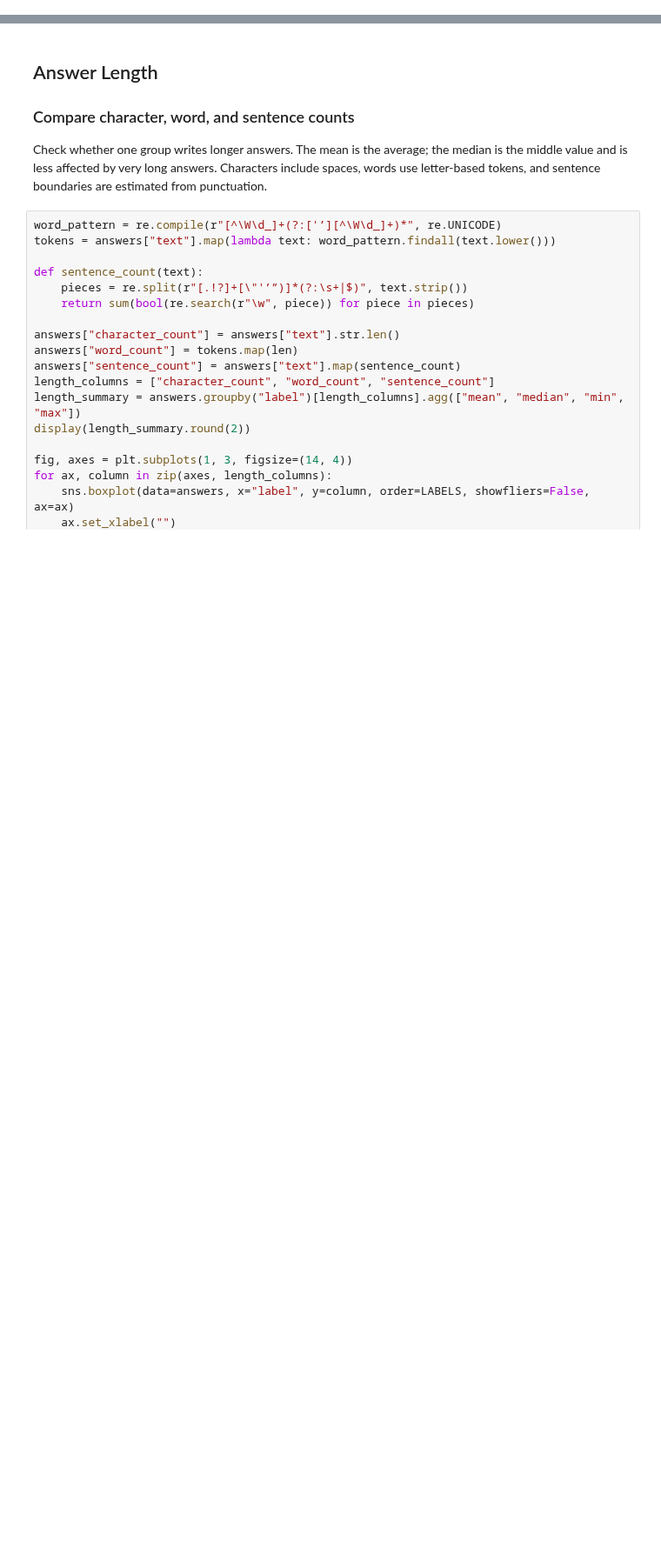
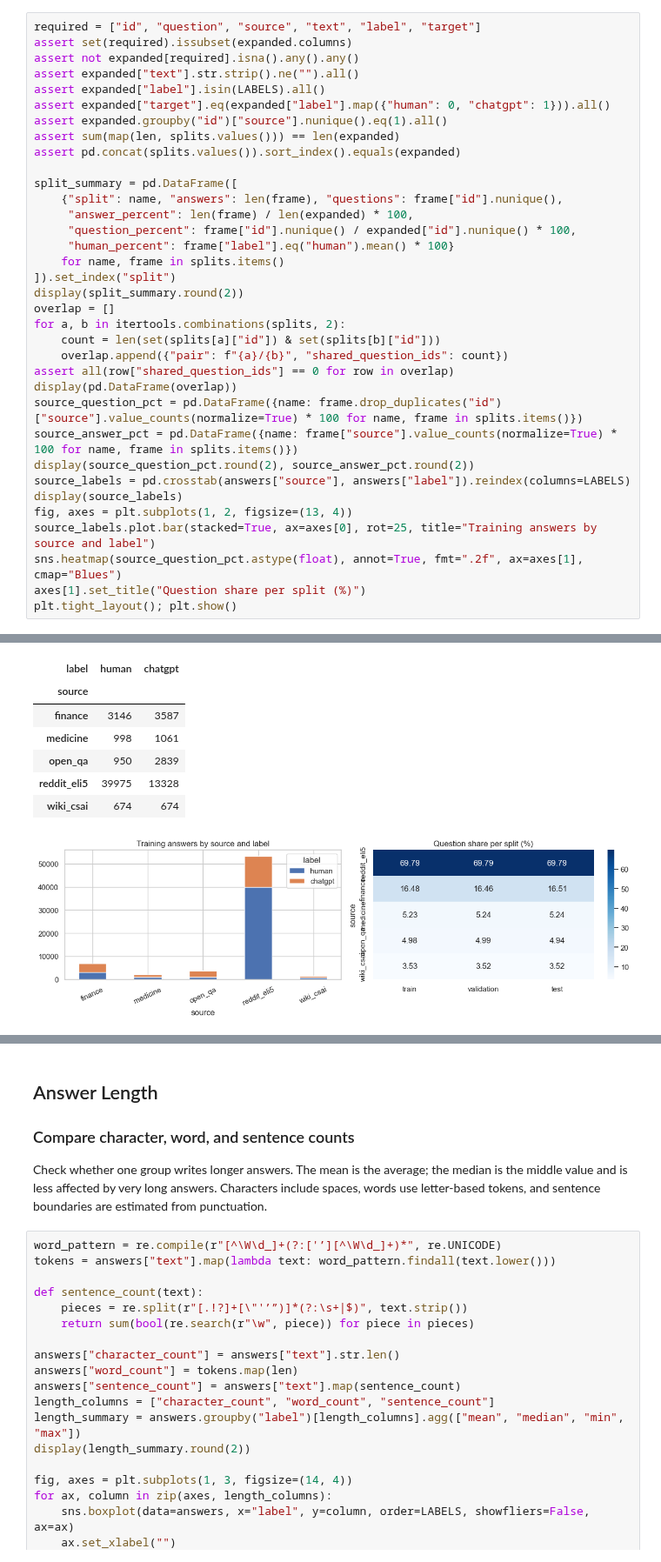
Before and after one commit to Break-Through-Tech/Chewy-1B-spot-the-bot-detecting-ai-generated-text, a Jupyter notebook: notebooks/eda.ipynb, the cells around one changed output, grey strips where cells are left out. Shown at 87% size. Cells and saved outputs as stored; diff of their text form; blank space fills up the shorter version.

```diff
--- a/notebooks/eda.ipynb
+++ b/notebooks/eda.ipynb
@@ -74,0 +95,36 @@ Name: answer_count, dtype: int64
+# %%
+required = ["id", "question", "source", "text", "label", "target"]
+assert set(required).issubset(expanded.columns)
+assert not expanded[required].isna().any().any()
+assert expanded["text"].str.strip().ne("").all()
+assert expanded["label"].isin(LABELS).all()
+assert expanded["target"].eq(expanded["label"].map({"human": 0, "chatgpt": 1})).all()
+assert expanded.groupby("id")["source"].nunique().eq(1).all()
+assert sum(map(len, splits.values())) == len(expanded)
+assert pd.concat(splits.values()).sort_index().equals(expanded)
+
+split_summary = pd.DataFrame([
+    {"split": name, "answers": len(frame), "questions": frame["id"].nunique(),
+     "answer_percent": len(frame) / len(expanded) * 100,
+     "question_percent": frame["id"].nunique() / expanded["id"].nunique() * 100,
+     "human_percent": frame["label"].eq("human").mean() * 100}
+    for name, frame in splits.items()
+]).set_index("split")
+display(split_summary.round(2))
+overlap = []
+for a, b in itertools.combinations(splits, 2):
+    count = len(set(splits[a]["id"]) & set(splits[b]["id"]))
+    overlap.append({"pair": f"{a}/{b}", "shared_question_ids": count})
+assert all(row["shared_question_ids"] == 0 for row in overlap)
+display(pd.DataFrame(overlap))
+source_question_pct = pd.DataFrame({name: frame.drop_duplicates("id")["source"].value_counts(normalize=True) * 100 for name, frame in splits.items()})
+source_answer_pct = pd.DataFrame({name: frame["source"].value_counts(normalize=True) * 100 for name, frame in splits.items()})
+display(source_question_pct.round(2), source_answer_pct.round(2))
+source_labels = pd.crosstab(answers["source"], answers["label"]).reindex(columns=LABELS)
+display(source_labels)
+fig, axes = plt.subplots(1, 2, figsize=(13, 4))
+source_labels.plot.bar(stacked=True, ax=axes[0], rot=25, title="Training answers by source and label")
+sns.heatmap(source_question_pct.astype(float), annot=True, fmt=".2f", ax=axes[1], cmap="Blues")
+axes[1].set_title("Question share per split (%)")
+plt.tight_layout(); plt.show()
+# %% [output]
@@ -74,0 +154,8 @@ Name: answer_count, dtype: int64
+| label | human | chatgpt |
+| source |  |  |
+| finance | 3146 | 3587 |
+| medicine | 998 | 1061 |
+| open_qa | 950 | 2839 |
+| reddit_eli5 | 39975 | 13328 |
+| wiki_csai | 674 | 674 |
+[figure, added]
```
Also changed, not shown: parts of 36 cells of this notebook, 5 other files.
